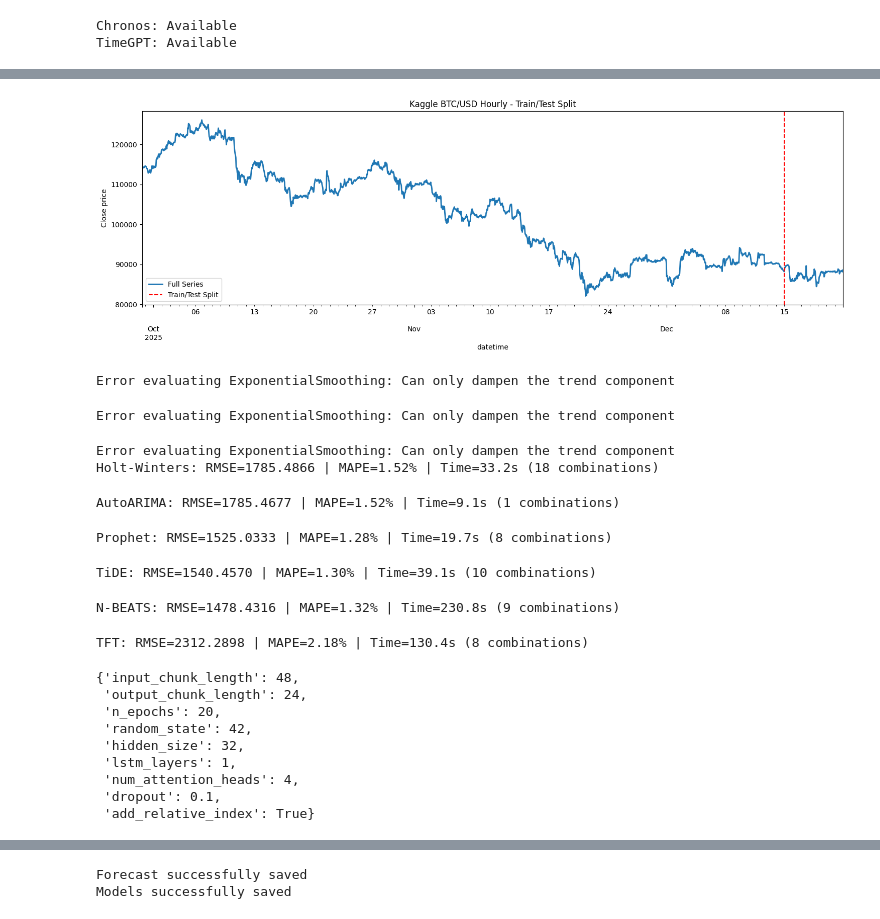
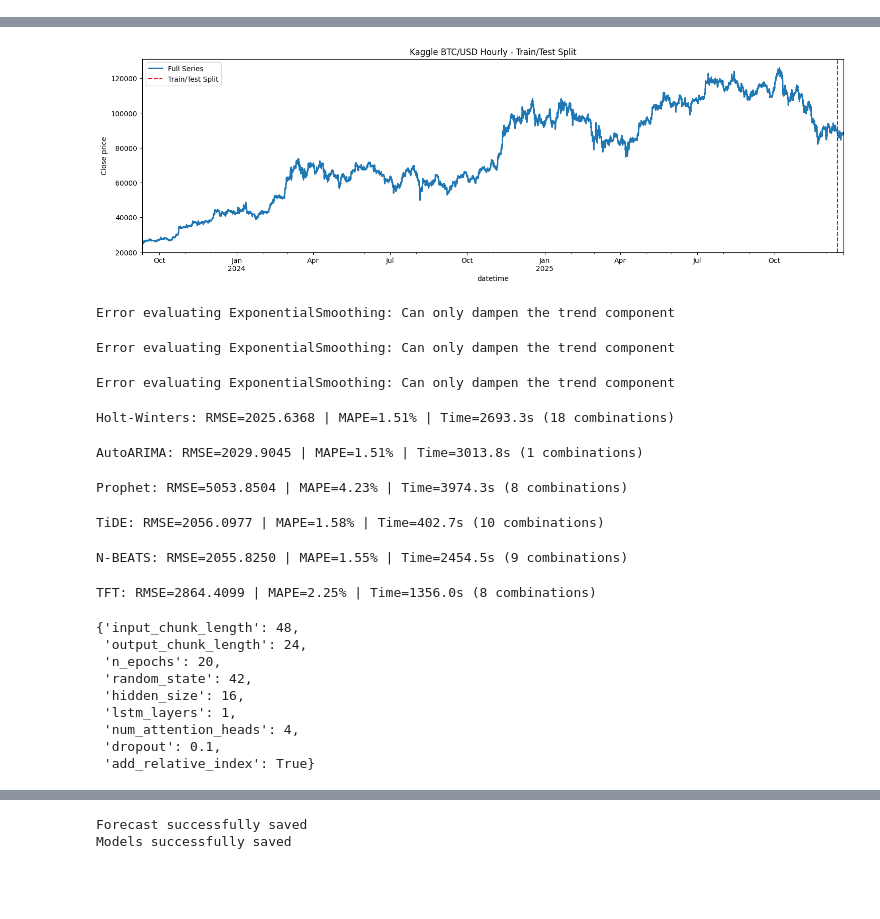
Before and after one commit to ContiHan/Statistika, a Jupyter notebook: forecasting/05_forecasting_kaggle_btcusd_hourly.ipynb, the cells around one changed output, grey strips where cells are left out. Cells and saved outputs as stored; diff of their text form; code cells hidden in the pictures; blank space fills up the shorter version.

```diff
--- a/forecasting/05_forecasting_kaggle_btcusd_hourly.ipynb
+++ b/forecasting/05_forecasting_kaggle_btcusd_hourly.ipynb
@@ -12,67 +12,13 @@
 # - Grid/random search for hyperparameter tuning
 # - Reproducible results via RANDOM_SEED
 
+import sys
 import os
-import sys
-import pandas as pd
-import numpy as np
-import matplotlib.pyplot as plt
-import plotly.graph_objects as go
-from plotly.subplots import make_subplots
-import time
-import random
-import warnings
-import logging
-from itertools import product
-from tqdm import tqdm
 
-# Darts - Time Series Library
-from darts import TimeSeries
-from darts.dataprocessing.transformers import Scaler
-from darts.metrics import rmse, mape
-from darts.utils.utils import ModelMode
-from darts.models import (
-    ExponentialSmoothing,
-    AutoARIMA,
-    Prophet,
-    TiDEModel,
-    NBEATSModel,
-    TFTModel
-)
+# Add root directory to path to import notebook_setup
+sys.path.append(os.path.abspath('..'))
 
-# Foundation Models (optional dependencies)
-try:
-    from chronos import ChronosPipeline
-    import torch
-    CHRONOS_AVAILABLE = True
-except ImportError:
-    CHRONOS_AVAILABLE = False
-
-try:
-    from nixtla import NixtlaClient
-    TIMEGPT_AVAILABLE = True
-except ImportError:
-    TIMEGPT_AVAILABLE = False
-
-# Load API keys from external file (not tracked by git)
-sys.path.insert(0, '..')
-try:
-    from api_keys import NIXTLA_API_KEY
-except ImportError:
-    NIXTLA_API_KEY = None
-
-# Suppress all warnings and verbose logging
-warnings.filterwarnings("ignore")
-os.environ['CMDSTAN_VERBOSE'] = 'FALSE'
-for logger_name in ["darts", "prophet", "cmdstanpy", "stan", "pystan", "prophet.models",
-                    "pytorch_lightning", "lightning", "nixtla", "kaleido", "choreographer"]:
-    logging.getLogger(logger_name).setLevel(logging.CRITICAL)
-
-print(f"Chronos: {'Available' if CHRONOS_AVAILABLE else 'Not installed'}")
-print(f"TimeGPT: {'Available' if TIMEGPT_AVAILABLE else 'Not installed'}")
+from notebook_setup import *
-# %% [output]
-Chronos: Available
-TimeGPT: Available
 # %%
 # 2. Data Loading and Configuration
 #
@@ -119,7 +65,7 @@ series = TimeSeries.from_dataframe(df, DATASET_CONFIG['time_column'], DATASET_CO
 series = series.astype(np.float32)
 
 SMOKE_TEST = True
-SMOKE_TEST_POINTS = 2000
+SMOKE_TEST_POINTS = 20000
 
 if SMOKE_TEST:
     series = series[-SMOKE_TEST_POINTS:]
@@ -165,6 +111,6 @@ Train period: 2025-09-29 16:00:00 to 2025-12-14 23:00:00
 Test period:  2025-12-15 00:00:00 to 2025-12-21 23:00:00
 Seasonal period: 24
-[figure, old version]
+[figure, new version]
 # %%
 # 3. Evaluation Metrics and Result Logging
 #
@@ -359,9 +305,9 @@ except Exception as e:
 Error evaluating ExponentialSmoothing: Can only dampen the trend component
 Error evaluating ExponentialSmoothing: Can only dampen the trend component
 Error evaluating ExponentialSmoothing: Can only dampen the trend component
-Holt-Winters: RMSE=1785.4866 | MAPE=1.52% | Time=33.2s (18 combinations)
-AutoARIMA: RMSE=1785.4677 | MAPE=1.52% | Time=9.1s (1 combinations)
+Holt-Winters: RMSE=2025.6368 | MAPE=1.51% | Time=2693.3s (18 combinations)
-Prophet: RMSE=1525.0333 | MAPE=1.28% | Time=19.7s (8 combinations)
+AutoARIMA: RMSE=2029.9045 | MAPE=1.51% | Time=3013.8s (1 combinations)
+Prophet: RMSE=5053.8504 | MAPE=4.23% | Time=3974.3s (8 combinations)
 # %%
 # 6. Deep Learning Models (Darts)
 #
@@ -393,14 +339,14 @@ tft_grid = {**common_dl_params, 'hidden_size': [16, 32], 'lstm_layers': [1],
 run_tuning_and_eval("TFT", TFTModel, tft_grid, train_scaled, is_dl=True,
                     n_iter=10, scaler=scaler, original_train=train)
 # %% [output]
-TiDE: RMSE=1540.4570 | MAPE=1.30% | Time=39.1s (10 combinations)
+TiDE: RMSE=2056.0977 | MAPE=1.58% | Time=402.7s (10 combinations)
-N-BEATS: RMSE=1478.4316 | MAPE=1.32% | Time=230.8s (9 combinations)
+N-BEATS: RMSE=2055.8250 | MAPE=1.55% | Time=2454.5s (9 combinations)
-TFT: RMSE=2312.2898 | MAPE=2.18% | Time=130.4s (8 combinations)
+TFT: RMSE=2864.4099 | MAPE=2.25% | Time=1356.0s (8 combinations)
 {'input_chunk_length': 48,
  'output_chunk_length': 24,
  'n_epochs': 20,
  'random_state': 42,
- 'hidden_size': 32,
+ 'hidden_size': 16,
  'lstm_layers': 1,
  'num_attention_heads': 4,
  'dropout': 0.1,
```
Also changed, not shown: parts of 4 cells of this notebook, 17 other files.
